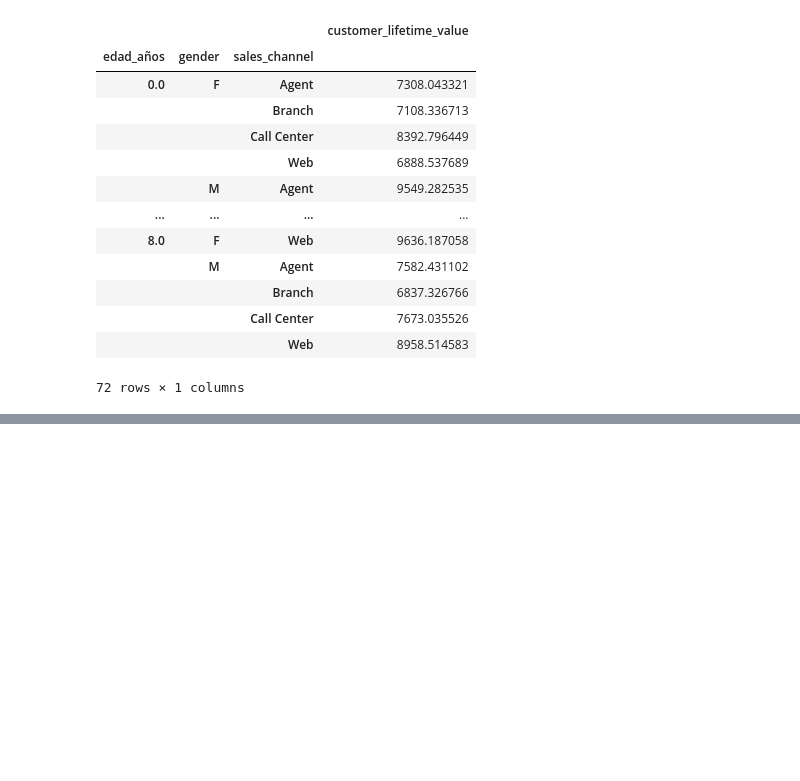
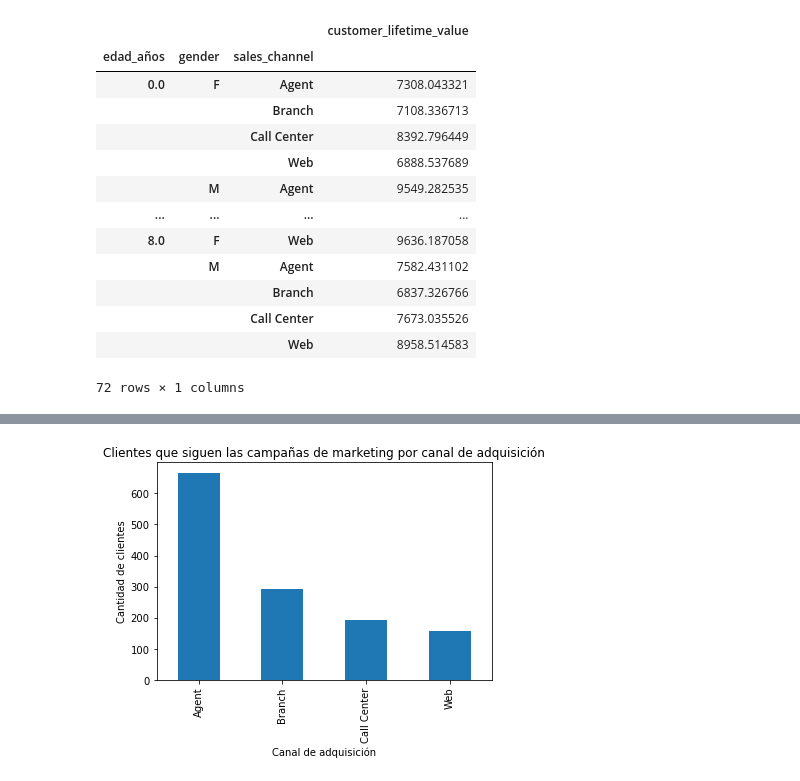
Before and after one commit to GammaTechData/Challenge-4_Real_business_case, a Jupyter notebook: main.ipynb, the cells around one changed output, grey strips where cells are left out. Cells and saved outputs as stored; diff of their text form; code cells hidden in the pictures; blank space fills up the shorter version.

```diff
--- a/main.ipynb
+++ b/main.ipynb
@@ -300,0 +345,12 @@ Valor de vida del cliente vs edad, sexo y canal de adquisición:
+# %%
+##¿Que campaña de marketing ha sido más efectiva por canal de adquisición?
+
+max_canal = data[data['response'] == 'Yes'].groupby(['sales_channel'])[['sales_channel']].count()
+
+max_canal.plot(kind='bar', legend=False)
+plt.xlabel('Canal de adquisición')
+plt.ylabel('Cantidad de clientes')
+plt.title('Clientes que siguen las campañas de marketing por canal de adquisición')
+plt.show()
+# %% [output]
+[figure, added]
```
Also changed, not shown: parts of 13 cells of this notebook.
